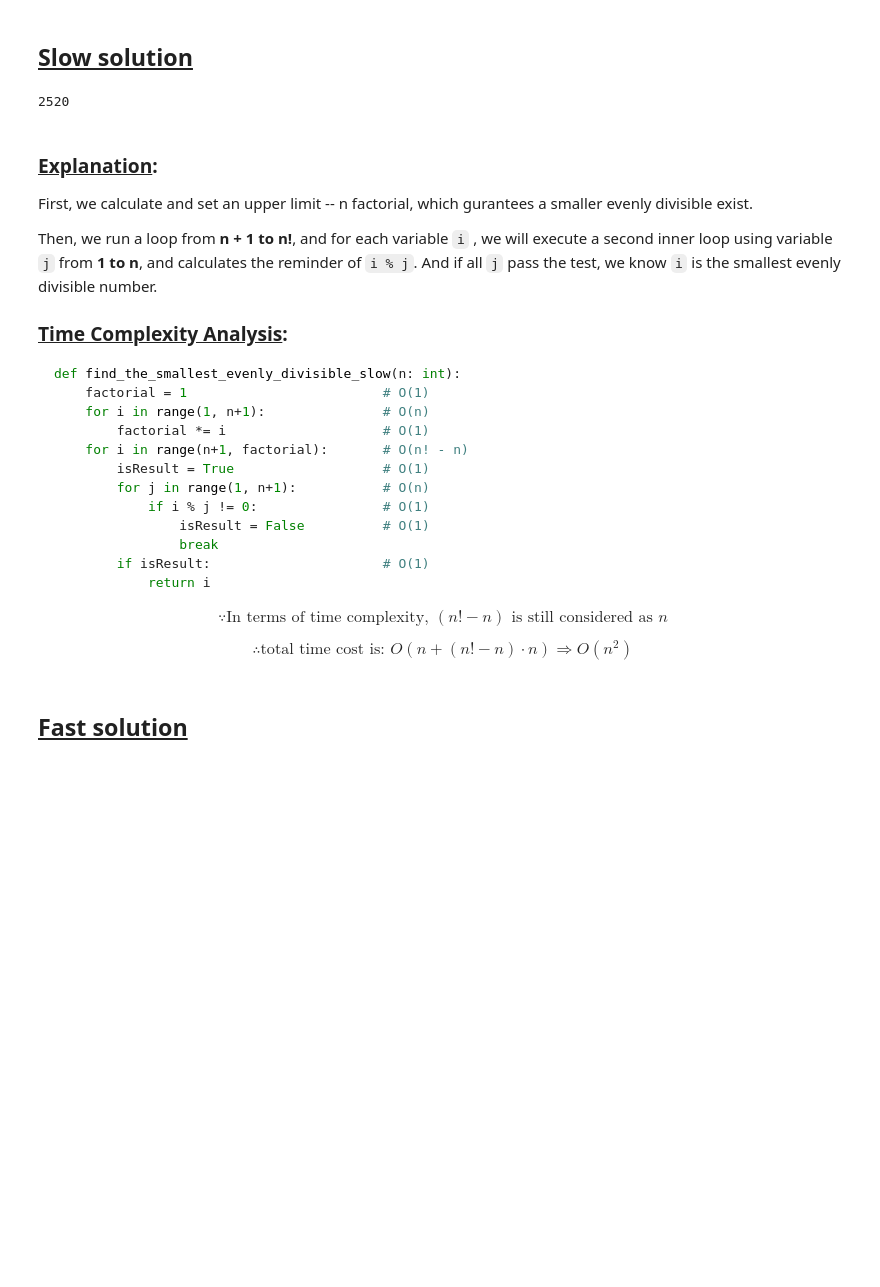
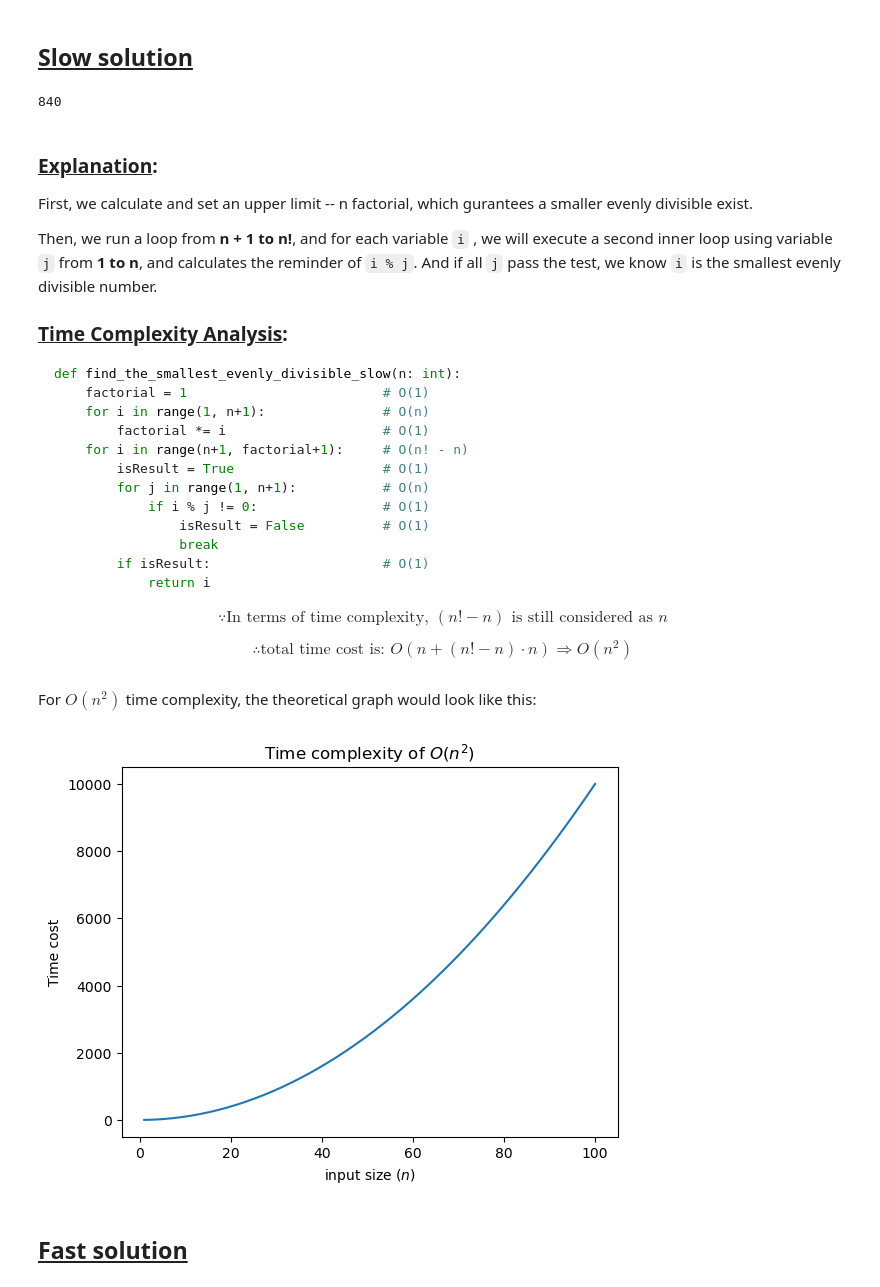
Before and after one commit to sihanchen01/cp2410, a Jupyter notebook: A1/cp2410-assignment.ipynb, the cells around one changed output. Drawn from its saved outputs; the diff is of its cells as text; code cells hidden in the pictures; blank space fills up the shorter version.

```diff
--- a/A1/cp2410-assignment.ipynb
+++ b/A1/cp2410-assignment.ipynb
@@ -20,9 +63,9 @@ def find_the_smallest_evenly_divisible_slow(n: int):
         if isResult:
             return i
 # %%
-find_the_smallest_evenly_divisible_slow(10)
+find_the_smallest_evenly_divisible_slow(8)
 # %% [output]
-2520
+840
 # %% [markdown]
 ### <u>Explanation</u>:
 
@@ -37,7 +80,7 @@ def find_the_smallest_evenly_divisible_slow(n: int):
     factorial = 1                         # O(1)
     for i in range(1, n+1):               # O(n)
         factorial *= i                    # O(1)
-    for i in range(n+1, factorial):       # O(n! - n)
+    for i in range(n+1, factorial+1):     # O(n! - n)
         isResult = True                   # O(1)
         for j in range(1, n+1):           # O(n)
             if i % j != 0:                # O(1)
@@ -50,6 +93,21 @@ def find_the_smallest_evenly_divisible_slow(n: int):
 $$\because \text{In terms of time complexity, } (n! - n) \text{ is still considered as } n $$
 
 $$\therefore \text{total time cost is: }O(n + (n!-n)\cdot n) \Rightarrow O(n^2)$$
+# %% [markdown]
+For $O(n^2)$ time complexity, the theoretical graph would look like this:
+# %%
+x = np.linspace(1, 100, 50)
+y = np.power(x, 2)
+
+plt.figure()
+plt.plot(x, y)
+plt.xlabel('input size $(n)$')
+plt.ylabel('Time cost')
+plt.title('Time complexity of $O(n^{2})$')
+
+plt.show()
+# %% [output]
+[figure, added]
 # %% [markdown]
 ## <u>Fast solution</u>
 # %%
```
Also changed, not shown: parts of 33 cells of this notebook.
